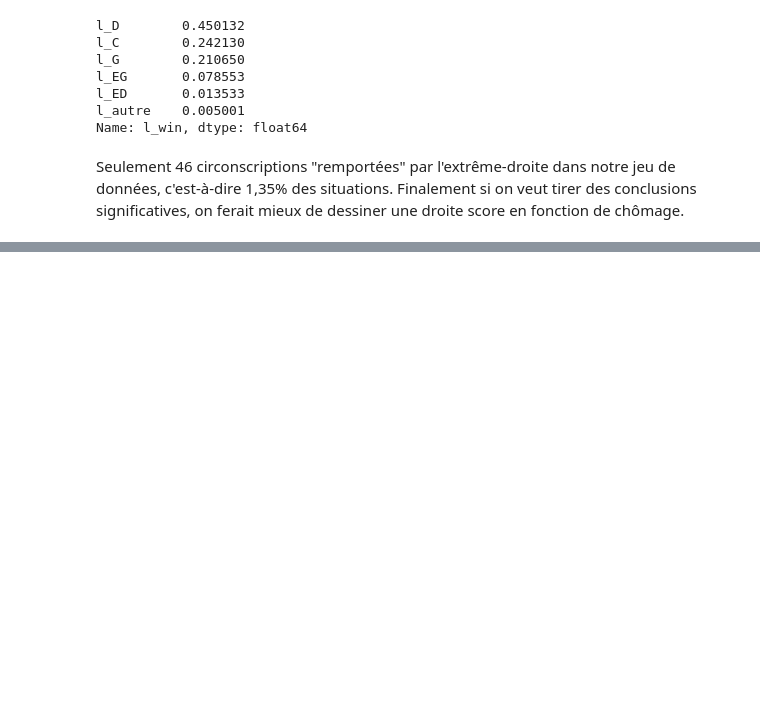
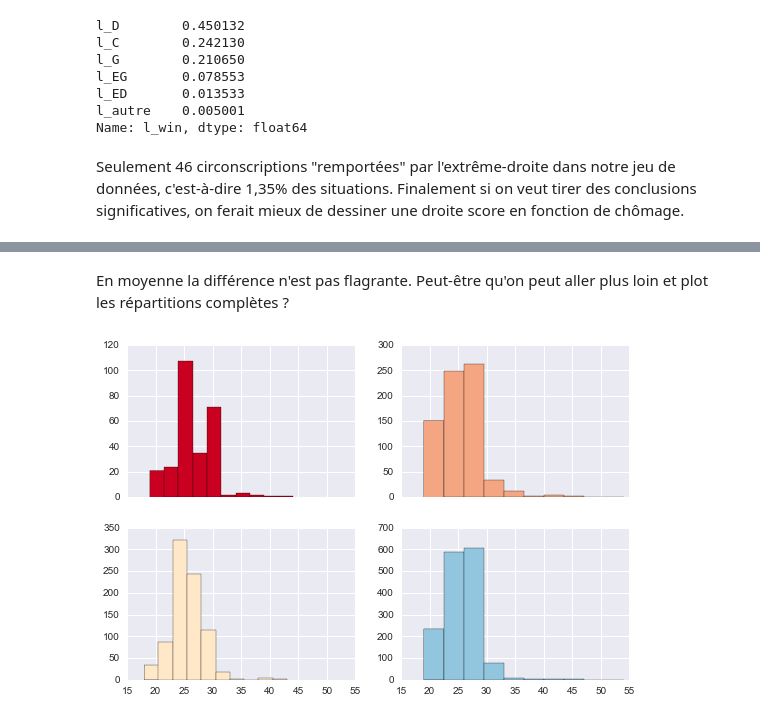
Before and after one commit to tpilewicz/legis, a Jupyter notebook: analyse/Analyse chom et âge.ipynb, the cells around one changed output, grey strips where cells are left out. Saved outputs shown, nothing was run; the diff lists cells and outputs as text; code cells hidden in the pictures; blank space fills up the shorter version.

```diff
--- a/analyse/Analyse chom et âge.ipynb
+++ b/analyse/Analyse chom et âge.ipynb
@@ -91,0 +126,14 @@ plt.xlim(0,30)
+# %% [markdown]
+En moyenne la différence n'est pas flagrante. Peut-être qu'on peut aller plus loin et plot les répartitions complètes ?
+# %%
+#Puisque l'échantillon  des circonscriptions "gagnées" par ED ou autres est non représentatif
+mainlg = ['l_EG', 'l_G', 'l_C', 'l_D']
+mainc = color[:2] + color[3:-1]
+
+f, axarr = plt.subplots(2,2, sharex=True)
+f.set_size_inches(9,6)
+for i in range(4):
+    plt.sca(axarr.flat[i])
+    plt.hist(d[mainlg[i]].age_1, color=mainc[i])
+# %% [output]
+[figure, added]
```
Also changed, not shown: parts of 13 cells of this notebook, 8 other files.
